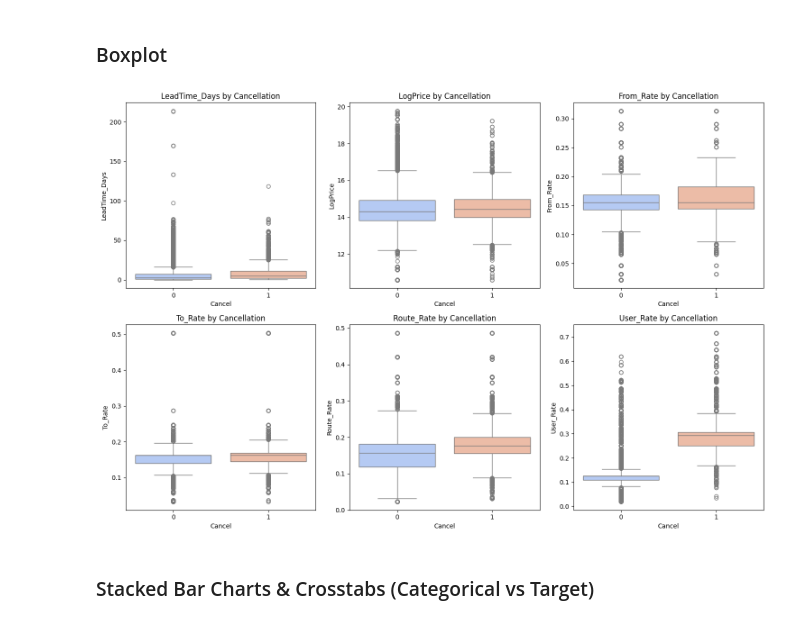
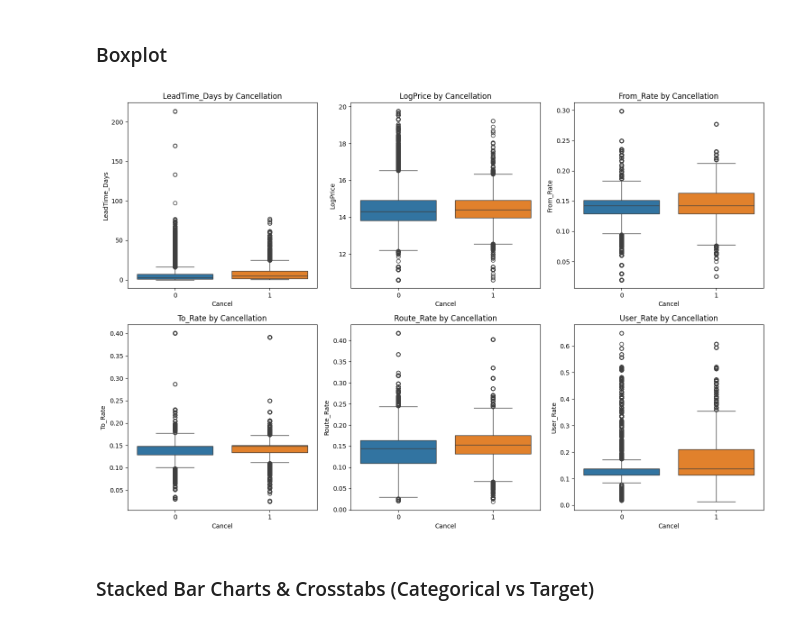
Before and after one commit to silviacalabretta/statistical-methods-project, a Jupyter notebook: notebooks/01_feature_selection_and_analysis.ipynb, the cells around one changed output. Saved outputs shown, nothing was run; the diff lists cells and outputs as text; code cells hidden in the pictures.

```diff
--- a/notebooks/01_feature_selection_and_analysis.ipynb
+++ b/notebooks/01_feature_selection_and_analysis.ipynb
@@ -502,3 +527,37 @@ data = data.drop(columns=cols_to_drop)
+# %%
+feature_config = {
+        'From': ('From', 20),
+        'To': ('To', 20),
+        'Route': ('Route', 20),
+        'NationalCode': ('User', 5)  # Maps NationalCode to "User"
+    }
+
+target_col = 'Cancel'
+
+# Calculate global mean from train only
+global_mean = data[target_col].mean()
+
+# Create Route
+data['Route'] = data['From'].astype(str) + ' to ' + data['To'].astype(str)
+
+# Encoding loop
+for col, (var_name, weight) in feature_config.items():
+
+    # Encoding Training Set
+    data[f'{var_name}_Rate'] = get_loo_smoothed_rate(
+        data,
+        group_col=col,
+        target_col=target_col,
+        weight=weight,
+        global_mean=global_mean
+    )
+
+    # Fill NaNs in train set (if an element has only 1 occurrence, loo_count is 0)
+    data[f'{var_name}_Rate'] = data[f'{var_name}_Rate'].fillna(global_mean)
+
+# Drop original columns
+cols_to_drop = list(feature_config.keys())
+data = data.drop(columns=cols_to_drop)
 # %% [markdown]
 # Updated Dataset
 # %%
@@ -635,22 +686,22 @@ plt.show()
 # %%
 n_cols = 3
 n_rows = (len(cont_vars) - 1) // n_cols + 1
 fig, axes = plt.subplots(n_rows, n_cols, figsize=(15, 5 * n_rows))
 axes = axes.flatten()
 
 for i, col in enumerate(cont_vars):
     # Boxplot shows the distribution spread for Cancel=0 vs Cancel=1
-    sns.boxplot(data=data, x=target_var, y=col, ax=axes[i], palette='coolwarm', hue=target_var, legend=False)
+    sns.boxplot(data=data, x=target_var, y=col, ax=axes[i], hue=target_var, legend=False)
     axes[i].set_title(f'{col} by Cancellation')
 
 # Hide empty subplots
 for i in range(len(cont_vars), len(axes)):
     axes[i].axis('off')
 
 plt.tight_layout()
 plt.show()
 # %% [output]
-[figure, old version]
+[figure, new version]
 # %% [markdown]
 ### Stacked Bar Charts & Crosstabs (Categorical vs Target)
 # %%
```
Also changed, not shown: parts of 33 cells of this notebook, 1 other file.
